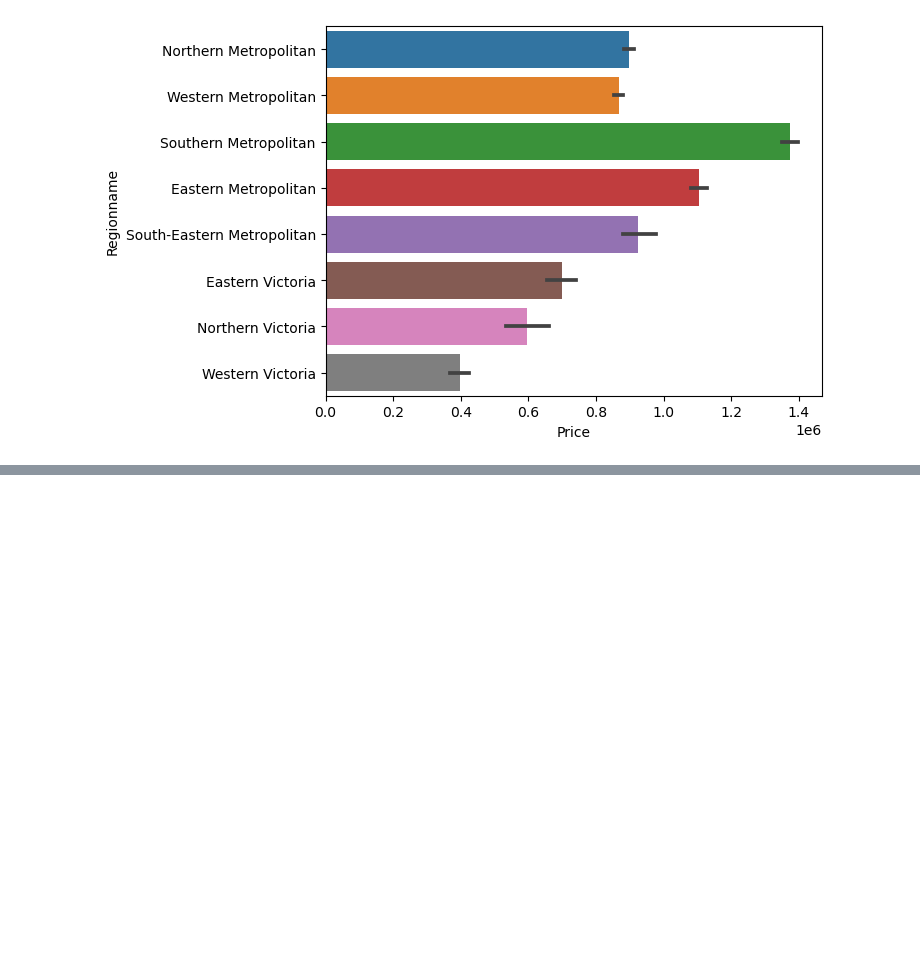
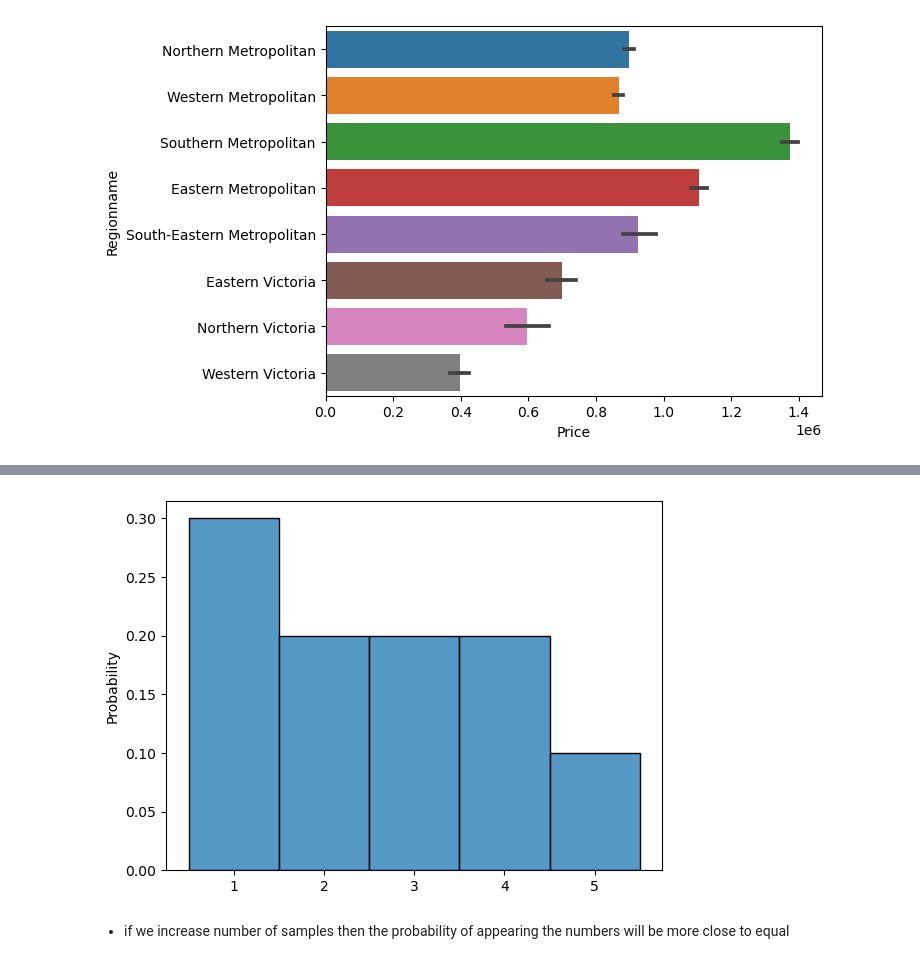
Before and after one commit to Abeermorshdy/Applied-Math, a Jupyter notebook: Statistics and probability/D2-stats.ipynb, the cells around one changed output, grey strips where cells are left out. Cells and saved outputs as stored; diff of their text form; code cells hidden in the pictures; blank space fills up the shorter version.

Commit message:
Prob and descriptive stats

```diff
--- a/Statistics and probability/D2-stats.ipynb
+++ b/Statistics and probability/D2-stats.ipynb
@@ -195,0 +219,6 @@ ax = sns.barplot(data= df , x = 'Price',y ='Regionname')
+# %%
+ax = sns.histplot(r, stat='probability',discrete=True)
+# %% [output]
+[figure, added]
+# %% [markdown]
+- if we increase number of samples then the probability of appearing the numbers will be more close to equal
```
Also changed, not shown: parts of 18 cells of this notebook.
